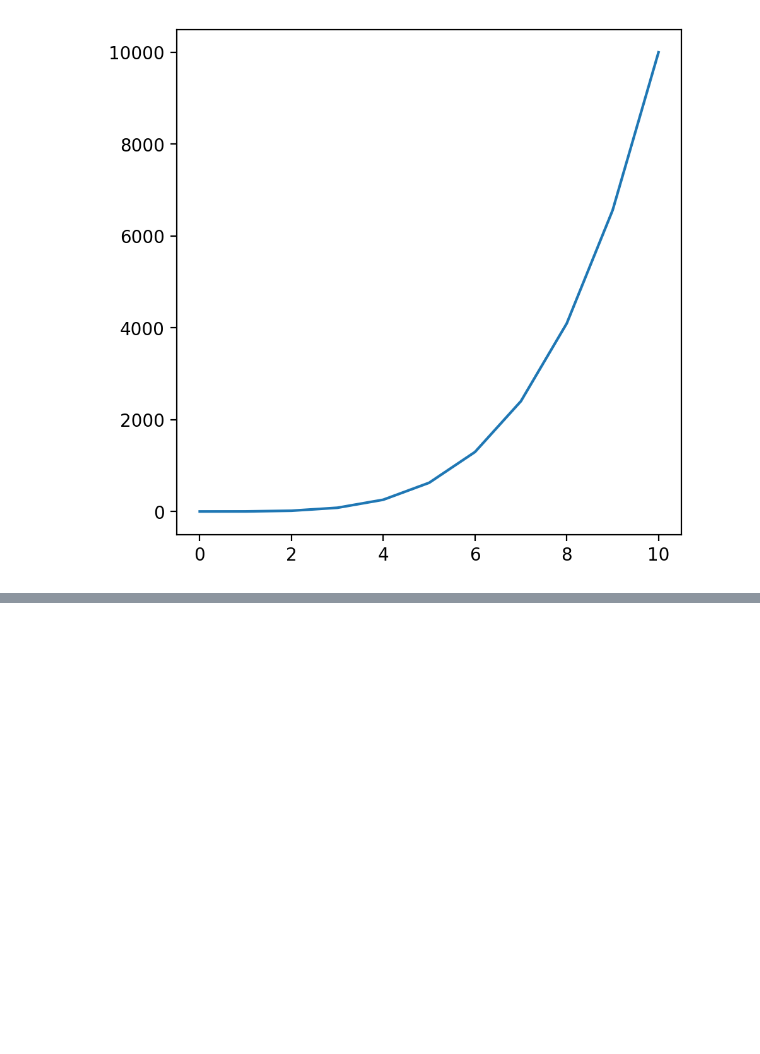
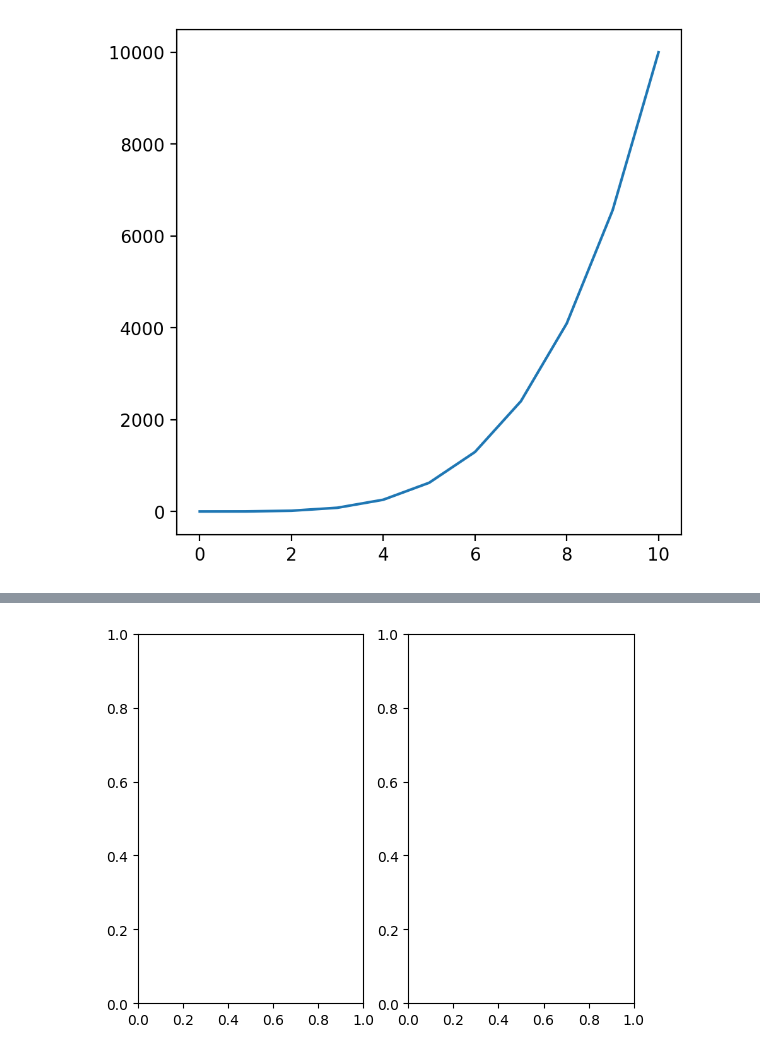
Before and after one commit to Anurag-Warthi/Data-Science-Machine-Learning, a Jupyter notebook: Data Science/01-DS_Libraries/Matplotlib.ipynb, the cells around one changed output, grey strips where cells are left out. Saved outputs shown, nothing was run; the diff lists cells and outputs as text; code cells hidden in the pictures; blank space fills up the shorter version.

```diff
--- a/Data Science/01-DS_Libraries/Matplotlib.ipynb
+++ b/Data Science/01-DS_Libraries/Matplotlib.ipynb
@@ -221,0 +227,4 @@ fig.savefig('new_figure.png', bbox_inches = 'tight')
+# %%
+fig, axes = plt.subplots(nrows=1, ncols=2)
+# %% [output]
+[figure, added]
```
Also changed, not shown: parts of 12 cells of this notebook.
